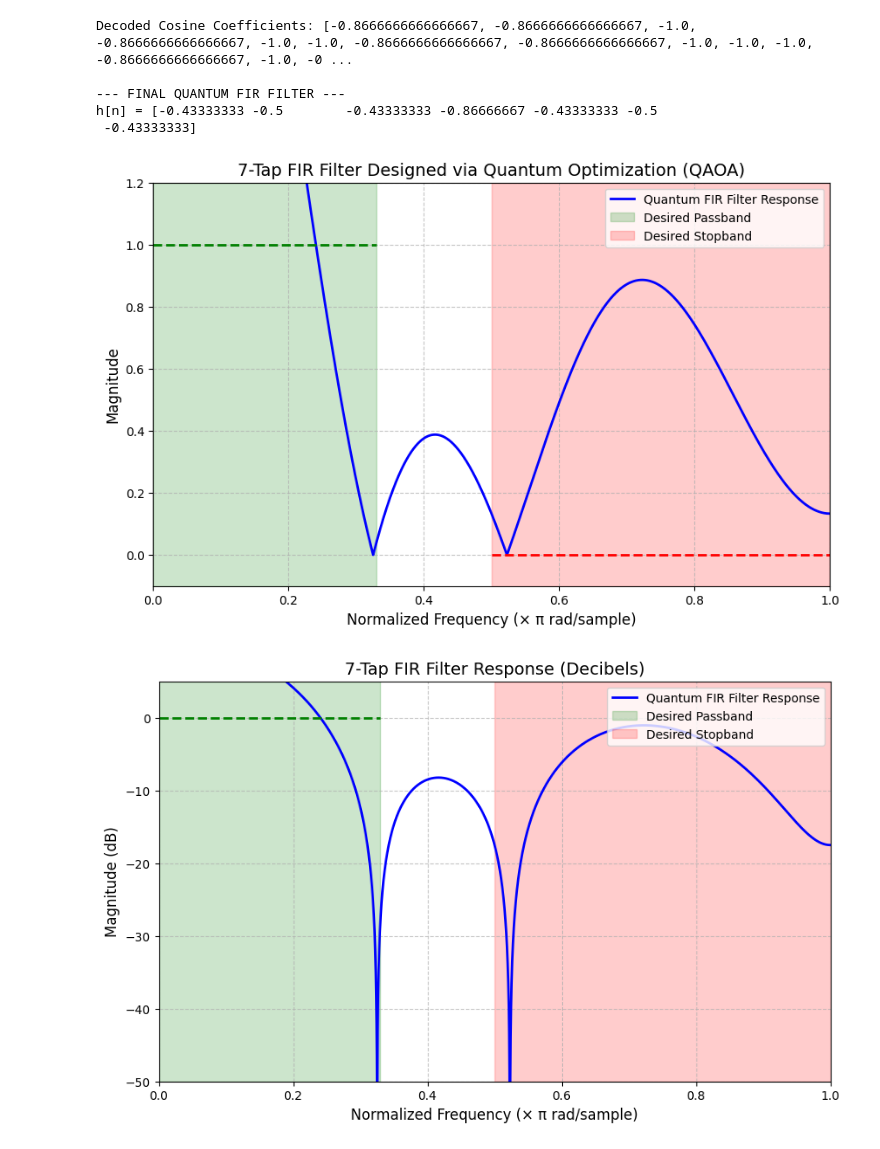
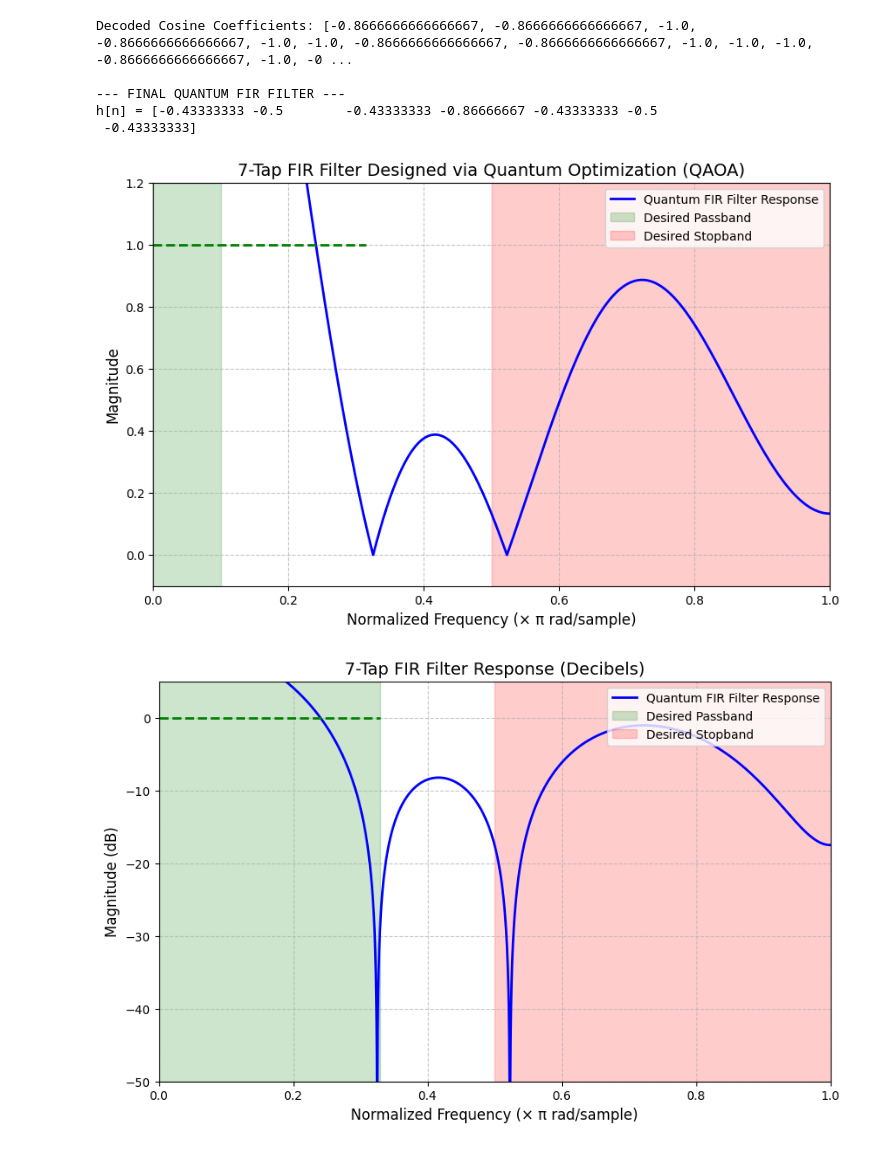
Before and after one commit to MrawesomeTech28/Chebyshev-FIR-qOptimization-Spring26-WQCC-Hackathon, a Jupyter notebook: main.ipynb, the cells around one changed output. Saved outputs shown, nothing was run; the diff lists cells and outputs as text; code cells hidden in the pictures.

```diff
--- a/main.ipynb
+++ b/main.ipynb
@@ -202,37 +198,37 @@ h[n] = [-0.43333333 -0.5        -0.43333333 -0.86666667 -0.43333333 -0.5
 w, h_resp = freqz(h, worN=8000)
 
 # Convert frequency from radians to normalized Nyquist (0 to 1.0)
 normalized_freq = w / np.pi
 
 # Calculate the Magnitude (Absolute value of the complex response)
 magnitude = np.abs(h_resp)
 
 # 2. Setup the Plot
 plt.figure(figsize=(10, 6))
 plt.plot(normalized_freq, magnitude, 'b-', label='Quantum FIR Filter Response', linewidth=2)
 
 # 3. Draw your Target Specifications (from your first cell)
 # Passband: 0 to 0.33 * pi
-plt.axvspan(0, 0.33, color='green', alpha=0.2, label='Desired Passband')
-plt.plot([0, 0.33], [1, 1], 'g--', linewidth=2)
+plt.axvspan(0, 0.1, color='green', alpha=0.2, label='Desired Passband')
+plt.plot([0, 0.1 * np.pi], [1, 1], 'g--', linewidth=2)
 
 # Stopband: 0.5 * pi to pi
 plt.axvspan(0.5, 1.0, color='red', alpha=0.2, label='Desired Stopband')
-plt.plot([0.5, 1.0], [0, 0], 'r--', linewidth=2)
+plt.plot([0.5 * np.pi, np.pi], [0, 0], 'r--', linewidth=2)
 
 # 4. Format the chart nicely
 plt.title('7-Tap FIR Filter Designed via Quantum Optimization (QAOA)', fontsize=14)
 plt.xlabel('Normalized Frequency (\u00d7 \u03c0 rad/sample)', fontsize=12)
 plt.ylabel('Magnitude', fontsize=12)
 plt.grid(True, linestyle='--', alpha=0.7)
 plt.legend(loc='upper right')
 plt.ylim([-0.1, 1.2])
 plt.xlim([0, 1])
 
 # Show the plot
 plt.show()
 # %% [output]
-[figure, old version]
+[figure, new version]
 # %%
 # 1. Calculate the frequency response
 w, h_resp = freqz(h, worN=8000)
```
Also changed, not shown: parts of 3 cells of this notebook.
